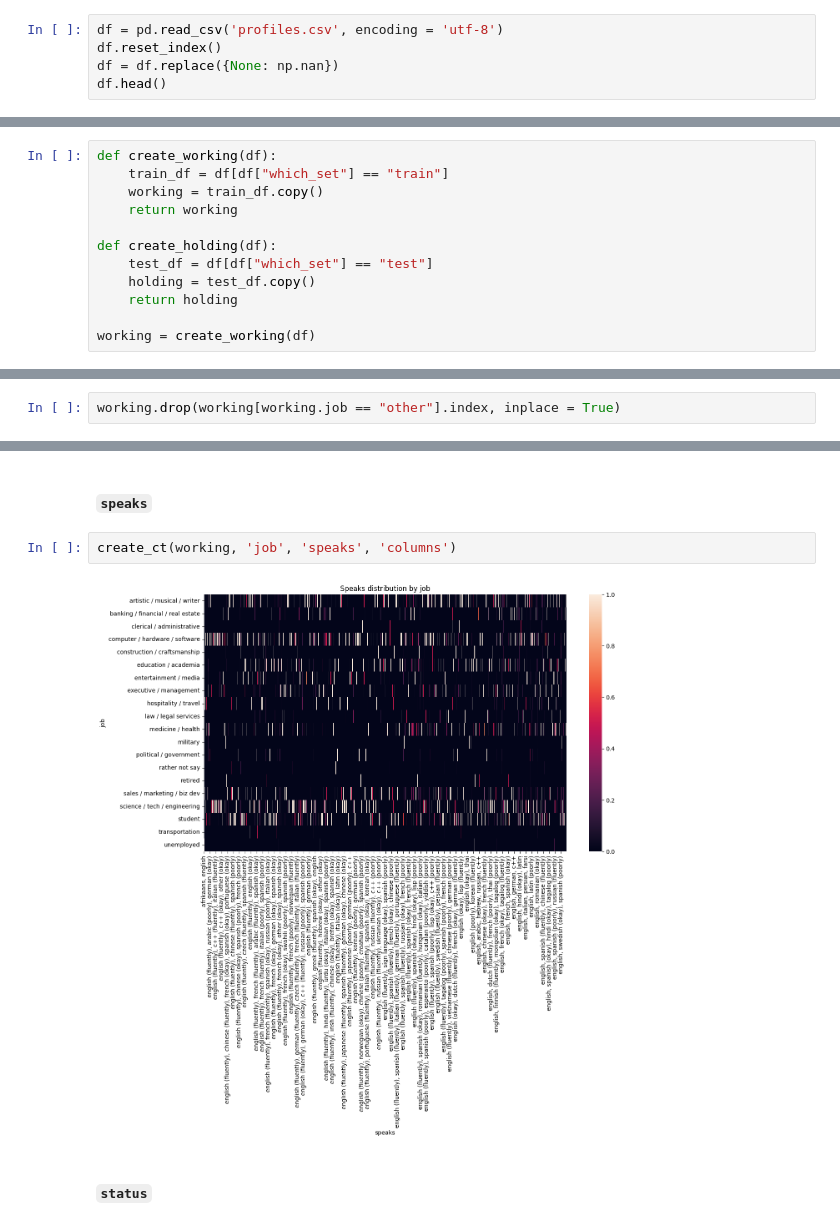
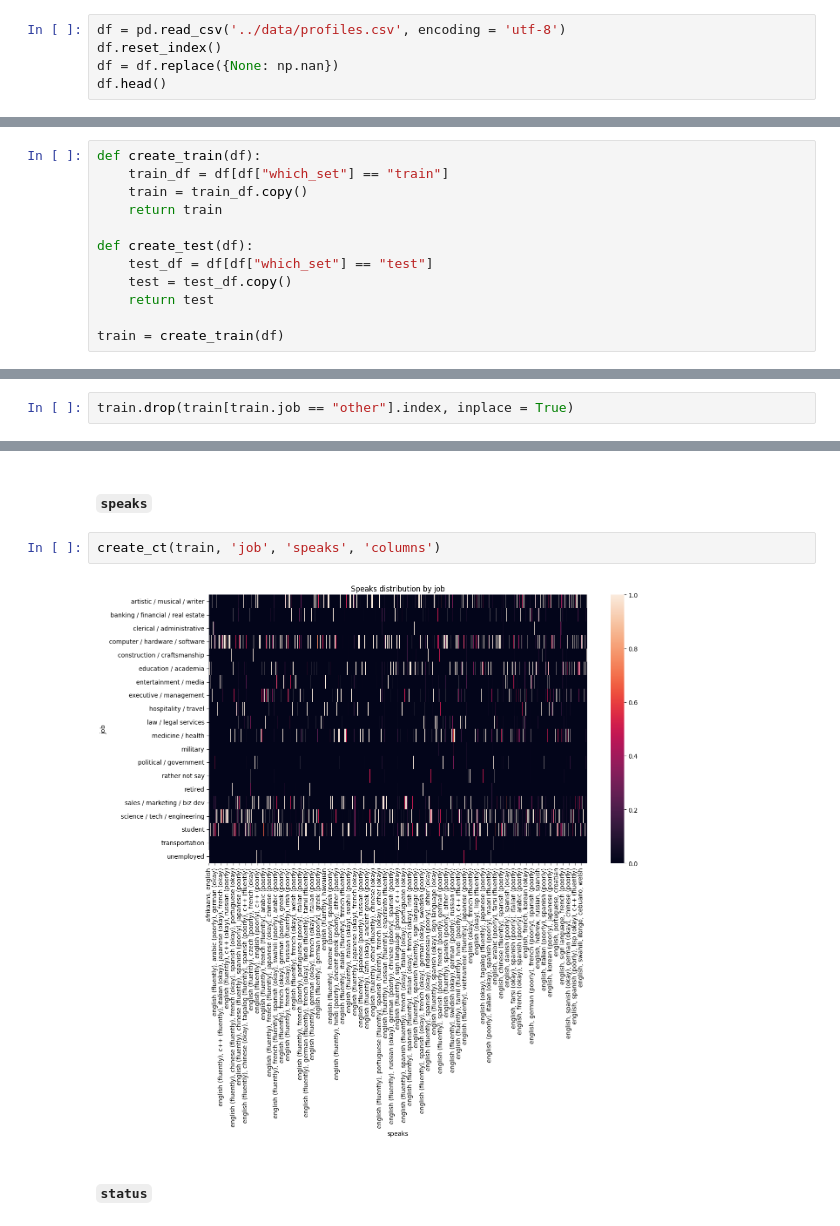
Before and after one commit to BinaryBite/OkCupid_Analysis, a Jupyter notebook: Notebooks/analysis.ipynb, the cells around one changed output, grey strips where cells are left out. Cells and saved outputs as stored; diff of their text form.

```diff
--- a/Notebooks/analysis.ipynb
+++ b/Notebooks/analysis.ipynb
@@ -20,7 +16,7 @@ import numpy as np
 # %% [markdown]
 ## Loading the Data
 # %%
-df = pd.read_csv('profiles.csv', encoding = 'utf-8')
+df = pd.read_csv('../data/profiles.csv', encoding = 'utf-8')
 df.reset_index()
 df = df.replace({None: np.nan})
 df.head()
@@ -153,17 +169,17 @@ from reproducable_split2 import add_identifiers
 
 df = add_identifiers(df)
 # %%
-def create_working(df):
+def create_train(df):
     train_df = df[df["which_set"] == "train"]
-    working = train_df.copy()
-    return working
+    train = train_df.copy()
+    return train
 
-def create_holding(df):
+def create_test(df):
     test_df = df[df["which_set"] == "test"]
-    holding = test_df.copy()
-    return holding
+    test = test_df.copy()
+    return test
 
-working = create_working(df)
+train = create_train(df)
 # %% [markdown]
 ## Continued Analysis
 # %% [markdown]
@@ -376,7 +392,7 @@ working.groupby('job')['height'].agg(["median", "mean", pd.Series.mode])
 # %% [markdown]
 #### `body_type`
 # %%
-working.drop(working[working.job == "other"].index, inplace = True)
+train.drop(train[train.job == "other"].index, inplace = True)
 # %%
 def create_ct(df, attrib_1, attrib_2, norm):
     plt.figure(figsize=(14,8))
@@ -426,9 +442,9 @@ create_ct(working, 'job', 'smokes', 'columns')
 # %% [markdown]
 #### `speaks`
 # %%
-create_ct(working, 'job', 'speaks', 'columns')
+create_ct(train, 'job', 'speaks', 'columns')
 # %% [output]
-[figure, old version]
+[figure, new version]
 # %% [markdown]
 #### `status`
 # %%
```
Also changed, not shown: parts of 68 cells of this notebook, 2 other files.
